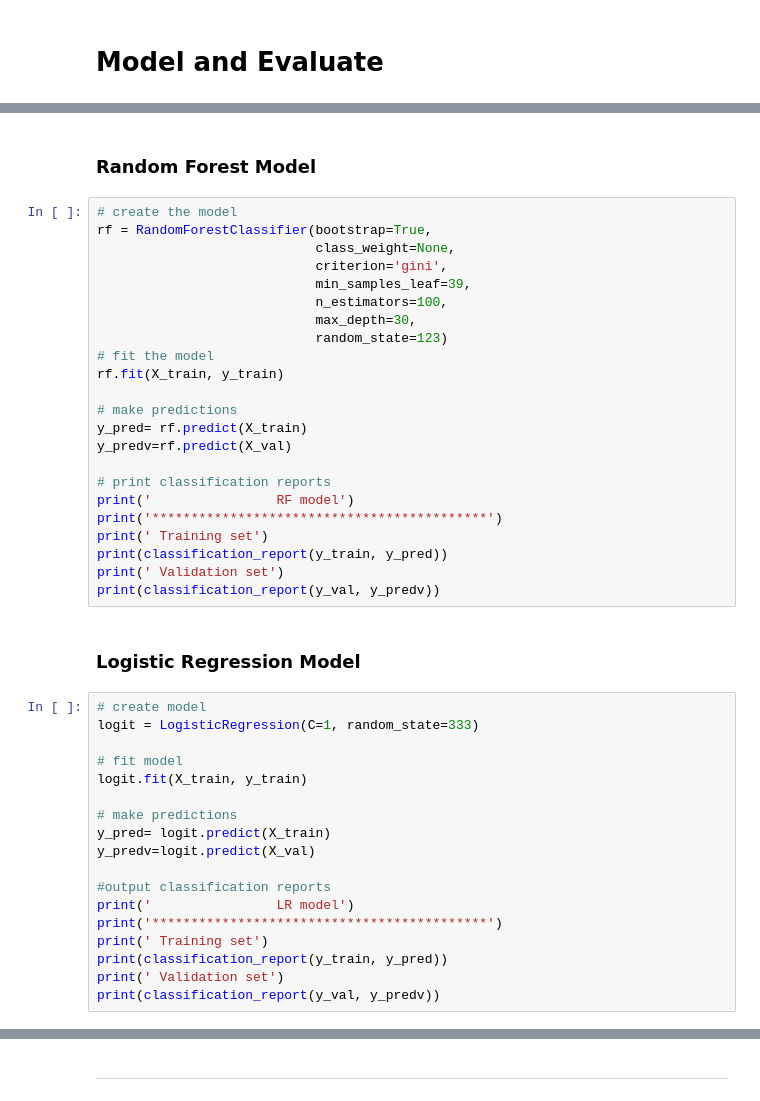
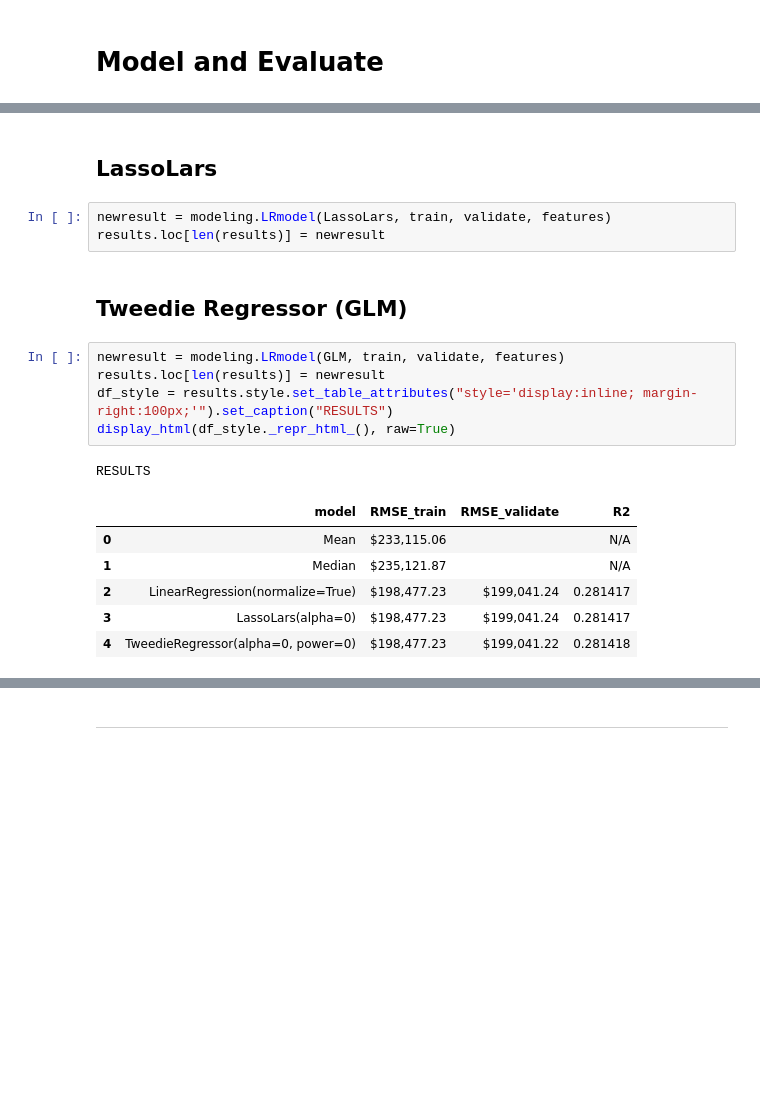
Before and after one commit to DanChurchill/regression_project_zillow, a Jupyter notebook: final_report.ipynb, the cells around one changed output, grey strips where cells are left out. Cells and saved outputs as stored; diff of their text form; blank space fills up the shorter version.

```diff
--- a/final_report.ipynb
+++ b/final_report.ipynb
@@ -361,48 +188,23 @@ print(classification_report(y_val, y_predv))
 # %% [markdown]
-### Random Forest Model
+## LassoLars
 # %%
-# create the model
-rf = RandomForestClassifier(bootstrap=True,
-                            class_weight=None,
-                            criterion='gini',
-                            min_samples_leaf=39,
-                            n_estimators=100,
-                            max_depth=30,
-                            random_state=123)
-# fit the model
-rf.fit(X_train, y_train)
-
-# make predictions
-y_pred= rf.predict(X_train)
-y_predv=rf.predict(X_val)
-
-# print classification reports
-print('                RF model')
-print('*******************************************')
-print(' Training set')
-print(classification_report(y_train, y_pred))
-print(' Validation set')
-print(classification_report(y_val, y_predv))
+newresult = modeling.LRmodel(LassoLars, train, validate, features)
+results.loc[len(results)] = newresult
 # %% [markdown]
-### Logistic Regression Model
+## Tweedie Regressor (GLM)
 # %%
-# create model
-logit = LogisticRegression(C=1, random_state=333)
-
-# fit model
-logit.fit(X_train, y_train)
-
-# make predictions
-y_pred= logit.predict(X_train)
-y_predv=logit.predict(X_val)
-
-#output classification reports
-print('                LR model')
-print('*******************************************')
-print(' Training set')
-print(classification_report(y_train, y_pred))
-print(' Validation set')
-print(classification_report(y_val, y_predv))
+newresult = modeling.LRmodel(GLM, train, validate, features)
+results.loc[len(results)] = newresult
+df_style = results.style.set_table_attributes("style='display:inline; margin-right:100px;'").set_caption("RESULTS")
+display_html(df_style._repr_html_(), raw=True)
+# %% [output]
+RESULTS
+|  | model | RMSE_train | RMSE_validate | R2 |
+| 0 | Mean | $233,115.06 |  | N/A |
+| 1 | Median | $235,121.87 |  | N/A |
+| 2 | LinearRegression(normalize=True) | $198,477.23 | $199,041.24 | 0.281417 |
+| 3 | LassoLars(alpha=0) | $198,477.23 | $199,041.24 | 0.281417 |
+| 4 | TweedieRegressor(alpha=0, power=0) | $198,477.23 | $199,041.22 | 0.281418 |
 # %% [markdown]
 <div class="alert alert-block alert-warning"><b><font size="+1">
 
```
Also changed, not shown: parts of 49 cells of this notebook, 5 other files.
